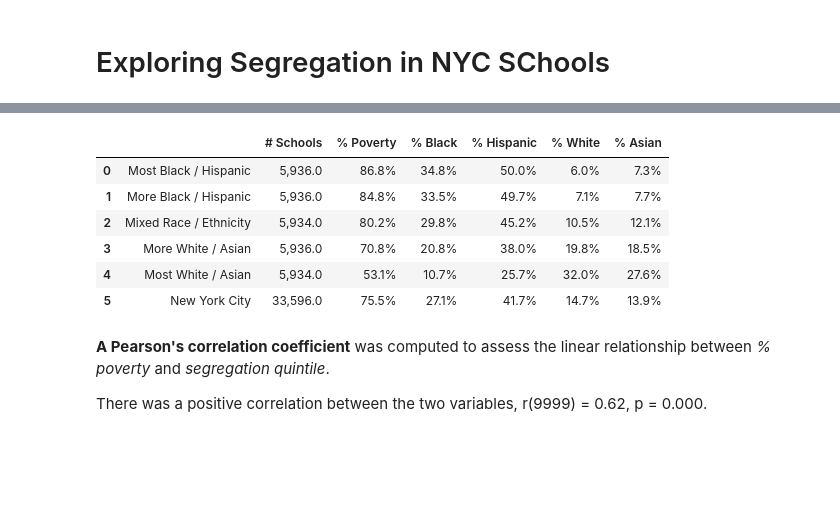
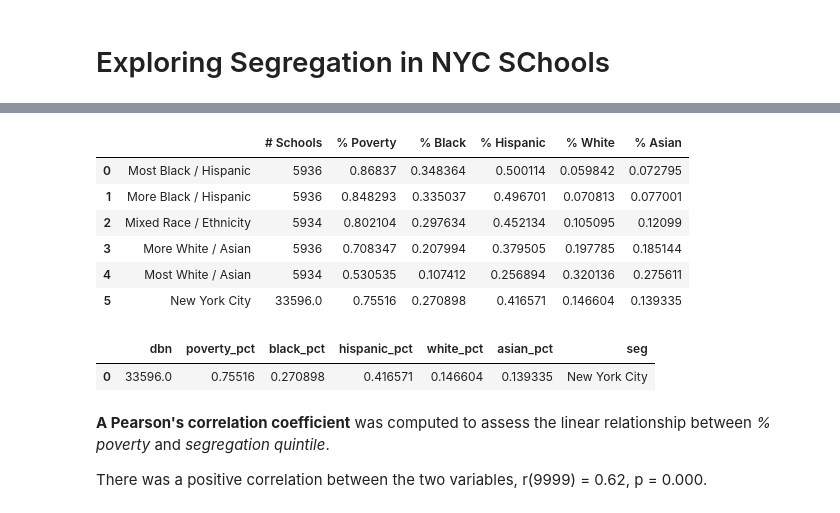
Before and after one commit to adelphi-ed-tech/nycschools, a Jupyter notebook: book/nb/drafts/segregation.ipynb, the cells around one changed output, grey strips where cells are left out. Cells and saved outputs as stored; diff of their text form; code cells hidden in the pictures; blank space fills up the shorter version.

```diff
--- a/book/nb/drafts/segregation.ipynb
+++ b/book/nb/drafts/segregation.ipynb
@@ -78,43 +48,47 @@ aggregates = {
     "white_pct":"mean",
     "asian_pct":"mean"
 }
 table = data.groupby("seg").agg(aggregates)
 table = table.reset_index()
 
 # format and display the table
 labels = {0:"Most Black / Hispanic",
           1:"More Black / Hispanic",
           2:"Mixed Race / Ethnicity",
           3:"More White / Asian",
           4:"Most White / Asian",
           "New York City":"New York City"}
 
 table.seg = table.seg.map(labels)
 
 city = data.agg(aggregates)
 city["seg"] = "New York City"
-table = table.append(city.transpose(), ignore_index=True)
 
-table = ui.fmt_table(table,
-             num_cols=["dbn"],
-             pct_cols=["poverty_pct", "black_pct", "hispanic_pct", "white_pct","asian_pct"])
+table = pd.concat([table, city.to_frame().T], ignore_index=True)
 
 table.columns = ["",
                  "# Schools",
                  "% Poverty",
                  "% Black",
                  "% Hispanic",
                  "% White",
                  "% Asian"]
 table
 # %% [output]
 |  |  | # Schools | % Poverty | % Black | % Hispanic | % White | % Asian |
-| 0 | Most Black / Hispanic | 5,936.0 | 86.8% | 34.8% | 50.0% | 6.0% | 7.3% |
-| 1 | More Black / Hispanic | 5,936.0 | 84.8% | 33.5% | 49.7% | 7.1% | 7.7% |
-| 2 | Mixed Race / Ethnicity | 5,934.0 | 80.2% | 29.8% | 45.2% | 10.5% | 12.1% |
-| 3 | More White / Asian | 5,936.0 | 70.8% | 20.8% | 38.0% | 19.8% | 18.5% |
-| 4 | Most White / Asian | 5,934.0 | 53.1% | 10.7% | 25.7% | 32.0% | 27.6% |
-| 5 | New York City | 33,596.0 | 75.5% | 27.1% | 41.7% | 14.7% | 13.9% |
+| 0 | Most Black / Hispanic | 5936 | 0.86837 | 0.348364 | 0.500114 | 0.059842 | 0.072795 |
+| 1 | More Black / Hispanic | 5936 | 0.848293 | 0.335037 | 0.496701 | 0.070813 | 0.077001 |
+| 2 | Mixed Race / Ethnicity | 5934 | 0.802104 | 0.297634 | 0.452134 | 0.105095 | 0.12099 |
+| 3 | More White / Asian | 5936 | 0.708347 | 0.207994 | 0.379505 | 0.197785 | 0.185144 |
+| 4 | Most White / Asian | 5934 | 0.530535 | 0.107412 | 0.256894 | 0.320136 | 0.275611 |
+| 5 | New York City | 33596.0 | 0.75516 | 0.270898 | 0.416571 | 0.146604 | 0.139335 |
+# %%
+
+# create a new column with the difference between white and asian percentages
+data["white_asian_diff"] = data["white_pct"] - data["asian_pct"]
+# %% [output]
+|  | dbn | poverty_pct | black_pct | hispanic_pct | white_pct | asian_pct | seg |
+| 0 | 33596.0 | 0.75516 | 0.270898 | 0.416571 | 0.146604 | 0.139335 | New York City |
 # %%
 r = pg.corr(df["poverty_pct"], df["seg"])
 degs_f = r.n[0] - 2
```
Also changed, not shown: parts of 4 cells of this notebook, 5 other files.
